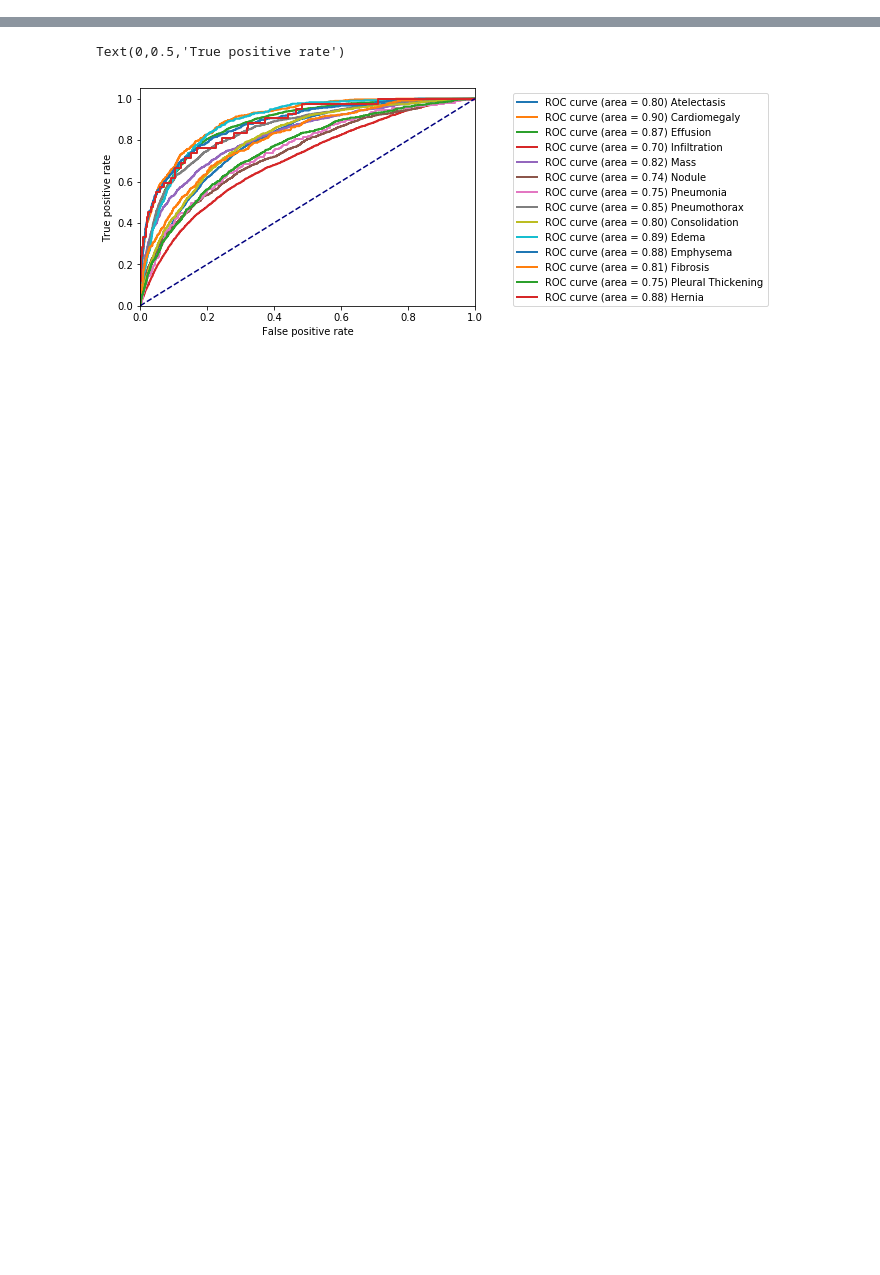
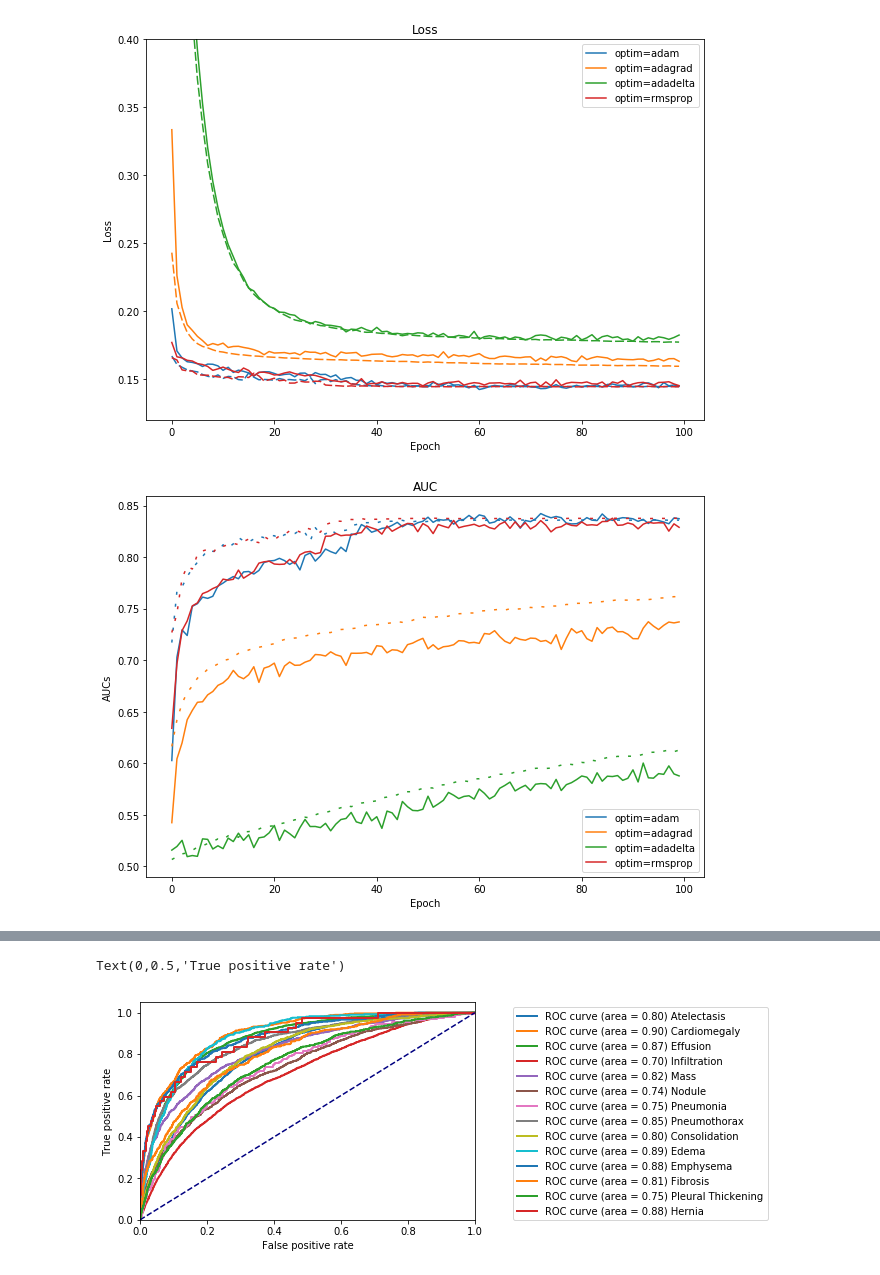
Before and after one commit to dattran2346/chestX-ray-14, a Jupyter notebook: src/LearningCurve.ipynb, the cells around one changed output, grey strips where cells are left out. Cells and saved outputs as stored; diff of their text form; code cells hidden in the pictures; blank space fills up the shorter version.

```diff
--- a/src/LearningCurve.ipynb
+++ b/src/LearningCurve.ipynb
@@ -40,0 +84,7 @@ Text(0.5,1,'AUC')
+# %%
+colors = sns.color_palette()
+models =[('20180430-162711', 'optim=adam'), ('20180430-213936', 'optim=adagrad'), ('20180430-215023', 'optim=adadelta'), ('20180430-214452', 'optim=rmsprop')]
+plot_learning_curve(models, colors)
+# %% [output]
+[figure, added]
+[figure, added]
```
Also changed, not shown: parts of 21 cells of this notebook, 15 other files.
